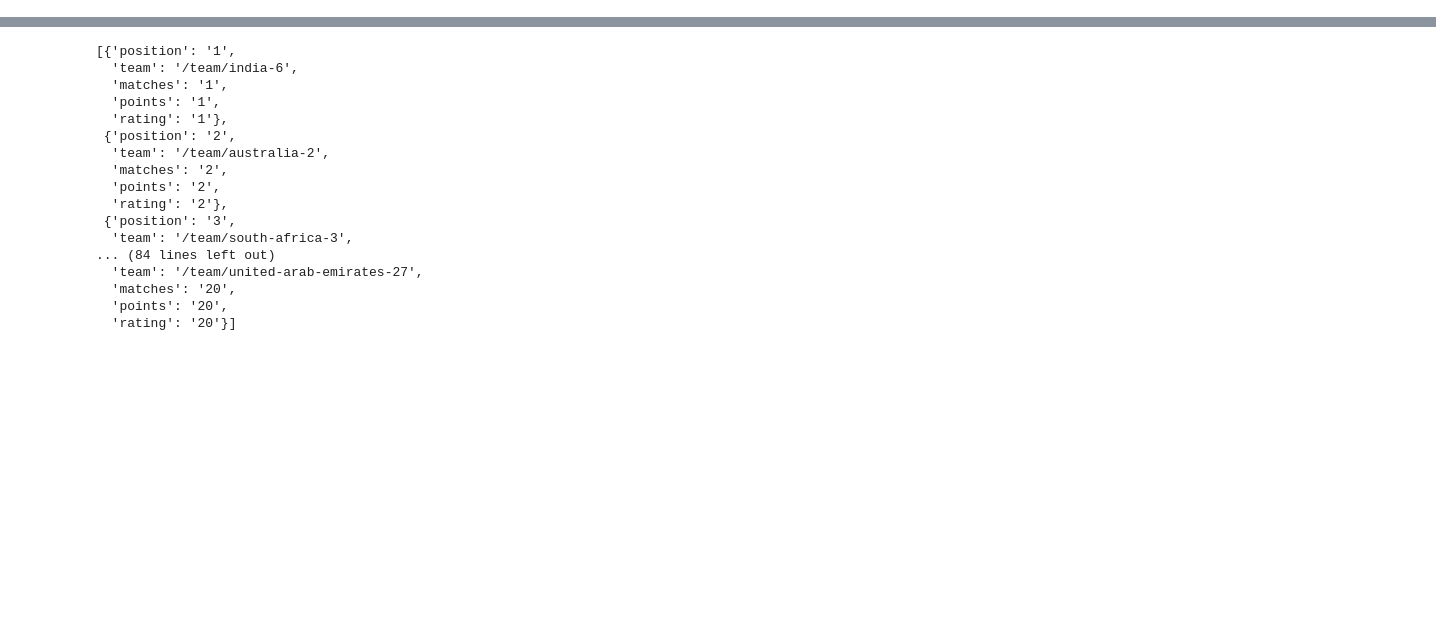
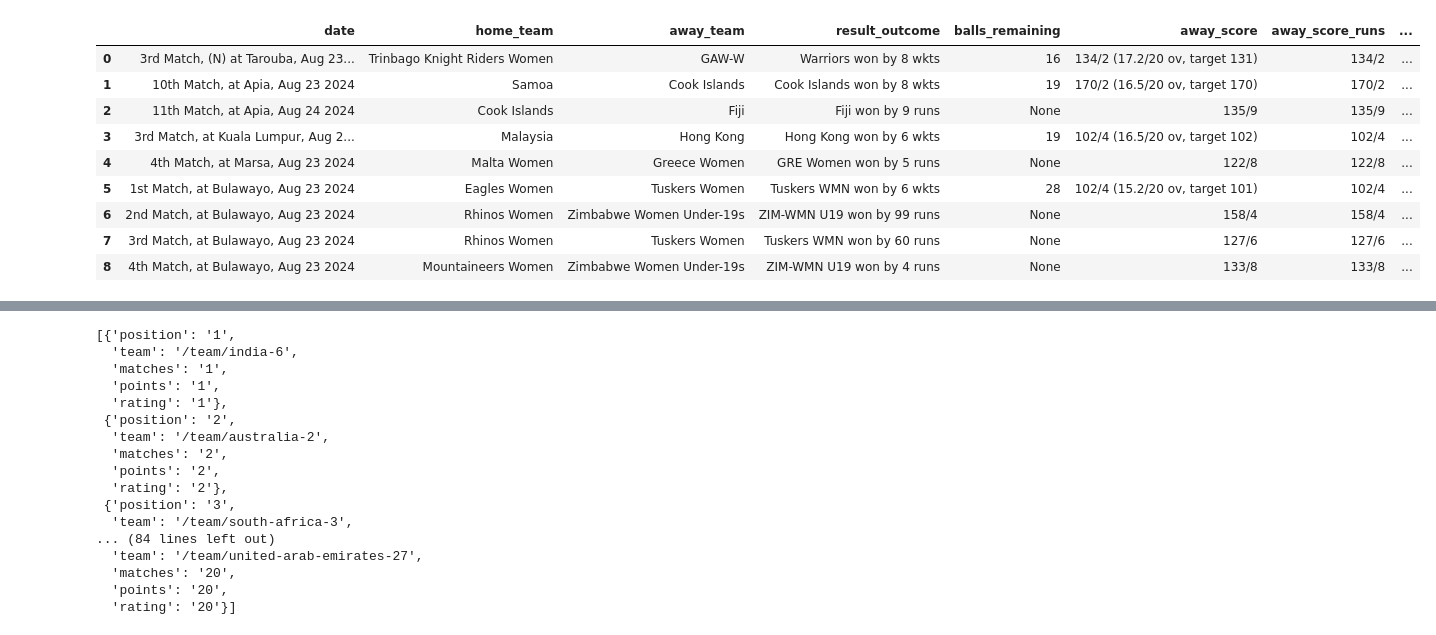
Before and after one commit to Omimishra/Python-Data-science, a Jupyter notebook: project.ipynb, the cells around one changed output, grey strips where cells are left out. Drawn from its saved outputs; the diff is of its cells as text; code cells hidden in the pictures; blank space fills up the shorter version.

```diff
--- a/project.ipynb
+++ b/project.ipynb
@@ -111,0 +126,11 @@ final_result
+# %%
+x= df['date'].str.split(',',expand=True)
+x.columns=['match no.'] + ['Venue'] + ['date']
+
+v=x['Venue'].tolist()
+num = [i.replace('at', '').strip() if i else None for i in v]
+x['Venue']= num
+df['match no.'] = x['match no.']
+df['Venue'] = x['Venue']
+df['date'] = x['date']
+df
@@ -111,0 +148,6 @@ final_result
+# %%
+#spliting result column
+x= df['result'].str.split('(',expand=True)
+# Renaming the first column as 'result_outcome'
+x.columns = ['result_outcome']+['balls_remaining']
+x
@@ -111,0 +165,12 @@ final_result
+# %%
+#Removing unecessary words from balls remaining col
+v=x['balls_remaining'].tolist()
+num = [i.replace('b rem)', '').strip() if i else None for i in v]
+x['balls_remaining']= num
+#taking out which team won
+w=x['result_outcome']
+for i in w :
+    idx=i.find('by')
+    s=i[idx+2:]#extracting substring of win_margin
+    # sn=i[:idx-4] #extracting substring of winning team
+x
@@ -112,3 +188,30 @@ final_result
+# %%
+y= df['away_score'].str.split('(',expand=True)
+y.columns=['away_score_runs'] + ['away_score_details']
+z= df['home_score'].str.split('(',expand=True)
+z.columns=['home_score_runs'] + ['home_score_details']
+# %%
+df['result_outcome']= x['result_outcome']
+df['balls_remaining'] = x['balls_remaining']
+df['away_score_runs'] = y['away_score_runs']
+df['away_score_details'] = y['away_score_details']
+df['home_score_runs'] = z['home_score_runs']
+df['home_score_details'] = z['home_score_details']
+cols_to_drop = ['link','result']
+df = df.drop(columns=cols_to_drop)
+df = df[['date', 'home_team', 'away_team', 'result_outcome', 'balls_remaining', 'away_score','away_score_runs', 'away_score_details','home_score', 'home_score_runs', 'home_score_details']]
+df
+# %% [output]
+|  | date | home_team | away_team | result_outcome | balls_remaining | away_score | away_score_runs | ... |
+| 0 | 3rd Match, (N) at Tarouba, Aug 23... | Trinbago Knight Riders Women | GAW-W | Warriors won by 8 wkts | 16 | 134/2 (17.2/20 ov, target 131) | 134/2 | ... |
+| 1 | 10th Match, at Apia, Aug 23 2024 | Samoa | Cook Islands | Cook Islands won by 8 wkts | 19 | 170/2 (16.5/20 ov, target 170) | 170/2 | ... |
+| 2 | 11th Match, at Apia, Aug 24 2024 | Cook Islands | Fiji | Fiji won by 9 runs | None | 135/9 | 135/9 | ... |
+| 3 | 3rd Match, at Kuala Lumpur, Aug 2... | Malaysia | Hong Kong | Hong Kong won by 6 wkts | 19 | 102/4 (16.5/20 ov, target 102) | 102/4 | ... |
+| 4 | 4th Match, at Marsa, Aug 23 2024 | Malta Women | Greece Women | GRE Women won by 5 runs | None | 122/8 | 122/8 | ... |
+| 5 | 1st Match, at Bulawayo, Aug 23 2024 | Eagles Women | Tuskers Women | Tuskers WMN won by 6 wkts | 28 | 102/4 (15.2/20 ov, target 101) | 102/4 | ... |
+| 6 | 2nd Match, at Bulawayo, Aug 23 2024 | Rhinos Women | Zimbabwe Women Under-19s | ZIM-WMN U19 won by 99 runs | None | 158/4 | 158/4 | ... |
+| 7 | 3rd Match, at Bulawayo, Aug 23 2024 | Rhinos Women | Tuskers Women | Tuskers WMN won by 60 runs | None | 127/6 | 127/6 | ... |
+| 8 | 4th Match, at Bulawayo, Aug 23 2024 | Mountaineers Women | Zimbabwe Women Under-19s | ZIM-WMN U19 won by 4 runs | None | 133/8 | 133/8 | ... |
 # %%
 t = Tag(id='scoreboard-page')
 i = Tag(cls='scoreCollection cricket' )
```
Also changed, not shown: parts of 8 cells of this notebook, 1 other file.
